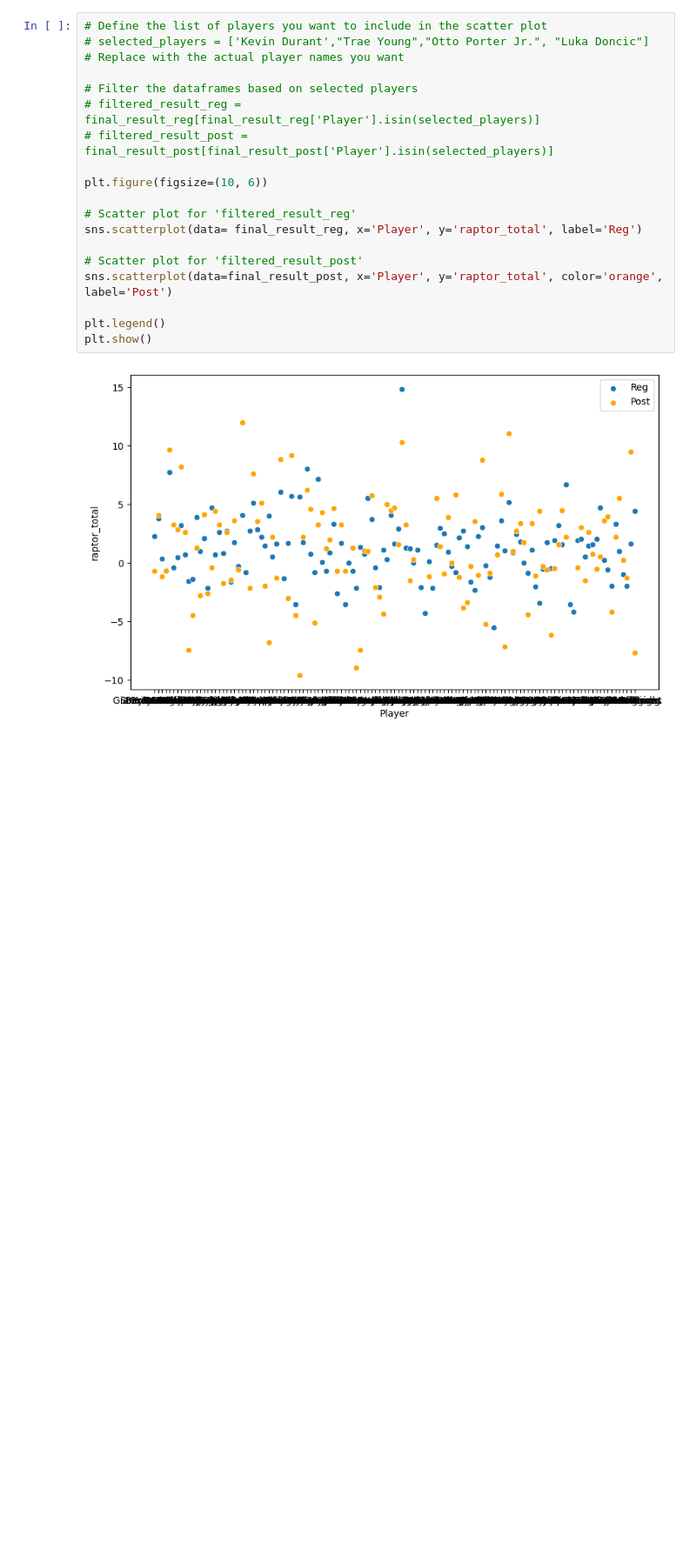
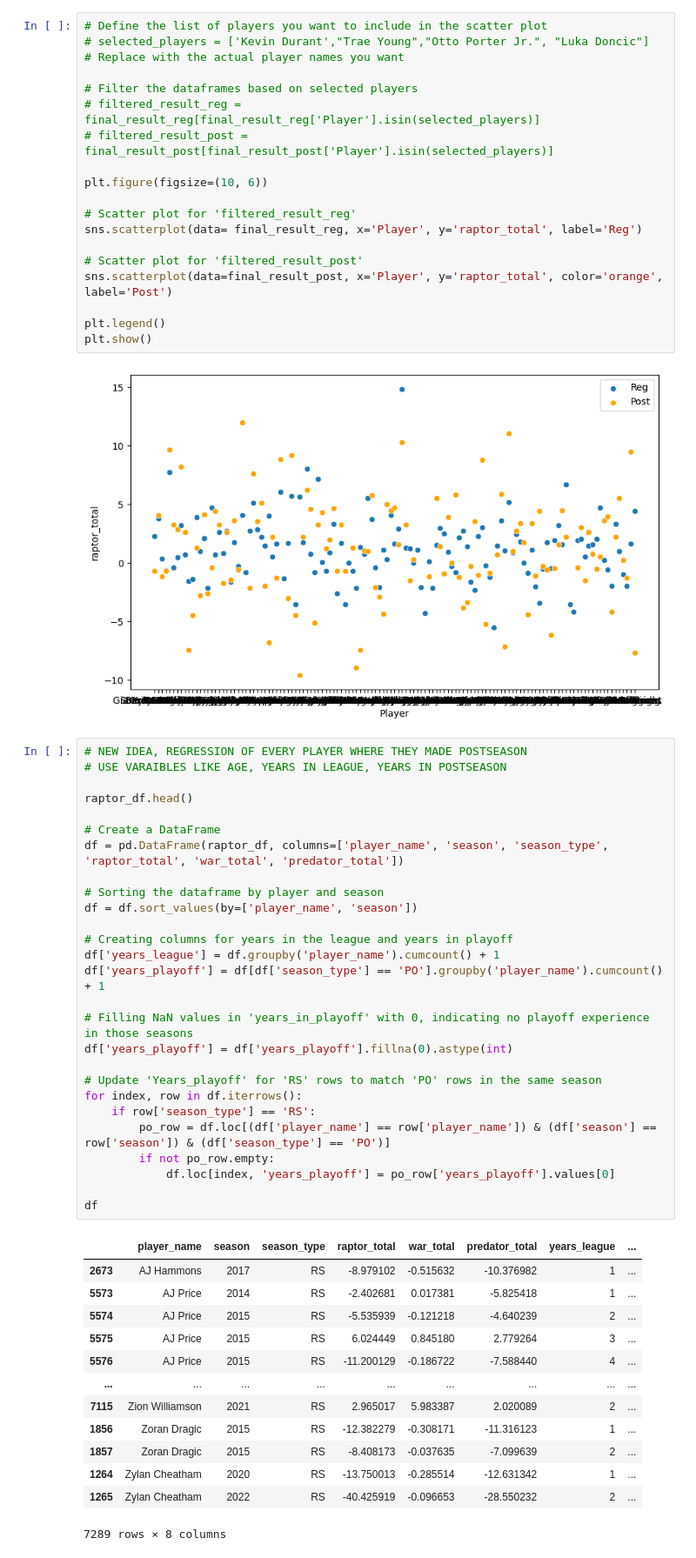
Before and after one commit to samthemanwise/Stat386Project, a Jupyter notebook: playground.ipynb, the cells around one changed output. Shown: that part at 87% size. Drawn from its saved outputs; the diff is of its cells as text; blank space fills up the shorter version.

```diff
--- a/playground.ipynb
+++ b/playground.ipynb
@@ -197,3 +172,44 @@ plt.legend()
 plt.show()
 # %% [output]
 [figure]
+# %%
+# NEW IDEA, REGRESSION OF EVERY PLAYER WHERE THEY MADE POSTSEASON
+# USE VARAIBLES LIKE AGE, YEARS IN LEAGUE, YEARS IN POSTSEASON
+
+raptor_df.head()
+
+# Create a DataFrame
+df = pd.DataFrame(raptor_df, columns=['player_name', 'season', 'season_type', 'raptor_total', 'war_total', 'predator_total'])
+
+# Sorting the dataframe by player and season
+df = df.sort_values(by=['player_name', 'season'])
+
+# Creating columns for years in the league and years in playoff
+df['years_league'] = df.groupby('player_name').cumcount() + 1
+df['years_playoff'] = df[df['season_type'] == 'PO'].groupby('player_name').cumcount() + 1
+
+# Filling NaN values in 'years_in_playoff' with 0, indicating no playoff experience in those seasons
+df['years_playoff'] = df['years_playoff'].fillna(0).astype(int)
+
+# Update 'Years_playoff' for 'RS' rows to match 'PO' rows in the same season
+for index, row in df.iterrows():
+    if row['season_type'] == 'RS':
+        po_row = df.loc[(df['player_name'] == row['player_name']) & (df['season'] == row['season']) & (df['season_type'] == 'PO')]
+        if not po_row.empty:
+            df.loc[index, 'years_playoff'] = po_row['years_playoff'].values[0]
+
+df
+# %% [output]
+|  | player_name | season | season_type | raptor_total | war_total | predator_total | years_league | ... |
+| 2673 | AJ Hammons | 2017 | RS | -8.979102 | -0.515632 | -10.376982 | 1 | ... |
+| 5573 | AJ Price | 2014 | RS | -2.402681 | 0.017381 | -5.825418 | 1 | ... |
+| 5574 | AJ Price | 2015 | RS | -5.535939 | -0.121218 | -4.640239 | 2 | ... |
+| 5575 | AJ Price | 2015 | RS | 6.024449 | 0.845180 | 2.779264 | 3 | ... |
+| 5576 | AJ Price | 2015 | RS | -11.200129 | -0.186722 | -7.588440 | 4 | ... |
+| ... | ... | ... | ... | ... | ... | ... | ... | ... |
+| 7115 | Zion Williamson | 2021 | RS | 2.965017 | 5.983387 | 2.020089 | 2 | ... |
+| 1856 | Zoran Dragic | 2015 | RS | -12.382279 | -0.308171 | -11.316123 | 1 | ... |
+| 1857 | Zoran Dragic | 2015 | RS | -8.408173 | -0.037635 | -7.099639 | 2 | ... |
+| 1264 | Zylan Cheatham | 2020 | RS | -13.750013 | -0.285514 | -12.631342 | 1 | ... |
+| 1265 | Zylan Cheatham | 2022 | RS | -40.425919 | -0.096653 | -28.550232 | 2 | ... |
+7289 rows × 8 columns
```
Also changed, not shown: parts of 15 cells of this notebook.
